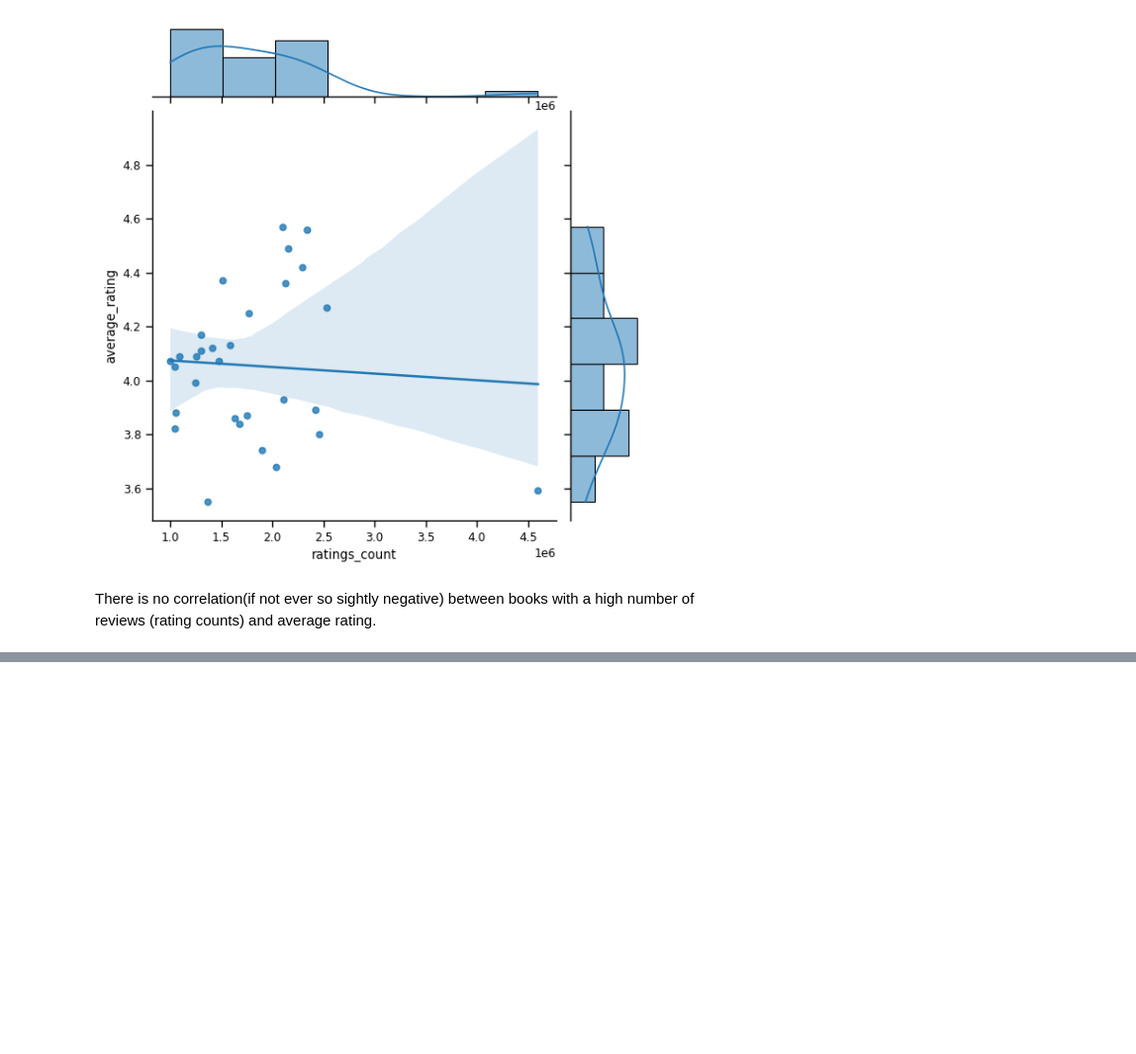
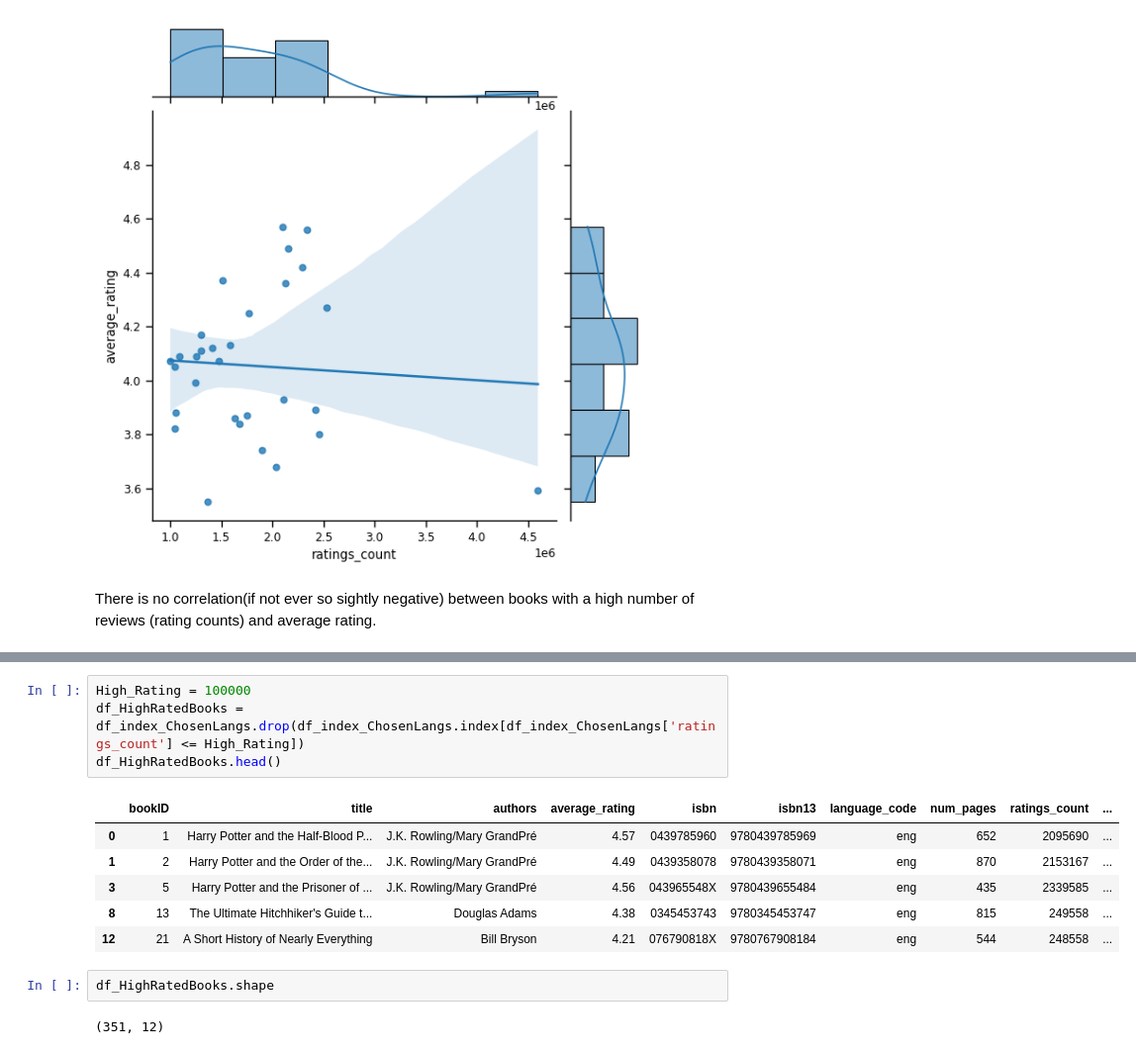
Before and after one commit to Ayanab01/BookClassificationModel, a Jupyter notebook: ML Project.ipynb, the cells around one changed output, grey strips where cells are left out. Shown at 99% size. Cells and saved outputs as stored; diff of their text form; blank space fills up the shorter version.

```diff
--- a/ML Project.ipynb
+++ b/ML Project.ipynb
@@ -603,0 +623,15 @@ There is no correlation(if not ever so sightly negative) between books with a hi
+# %%
+High_Rating = 100000
+df_HighRatedBooks = df_index_ChosenLangs.drop(df_index_ChosenLangs.index[df_index_ChosenLangs['ratings_count'] <= High_Rating])
+df_HighRatedBooks.head()
+# %% [output]
+|  | bookID | title | authors | average_rating | isbn | isbn13 | language_code | num_pages | ratings_count | ... |
+| 0 | 1 | Harry Potter and the Half-Blood P... | J.K. Rowling/Mary GrandPré | 4.57 | 0439785960 | 9780439785969 | eng | 652 | 2095690 | ... |
+| 1 | 2 | Harry Potter and the Order of the... | J.K. Rowling/Mary GrandPré | 4.49 | 0439358078 | 9780439358071 | eng | 870 | 2153167 | ... |
+| 3 | 5 | Harry Potter and the Prisoner of ... | J.K. Rowling/Mary GrandPré | 4.56 | 043965548X | 9780439655484 | eng | 435 | 2339585 | ... |
+| 8 | 13 | The Ultimate Hitchhiker's Guide t... | Douglas Adams | 4.38 | 0345453743 | 9780345453747 | eng | 815 | 249558 | ... |
+| 12 | 21 | A Short History of Nearly Everything | Bill Bryson | 4.21 | 076790818X | 9780767908184 | eng | 544 | 248558 | ... |
+# %%
+df_HighRatedBooks.shape
+# %% [output]
+(351, 12)
```
Also changed, not shown: parts of 35 cells of this notebook.
